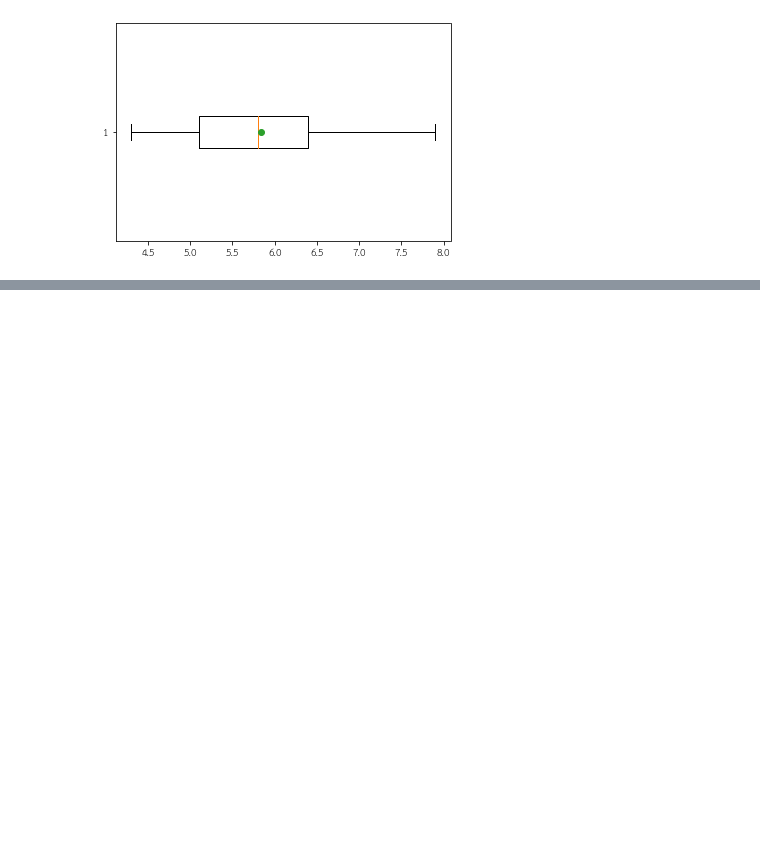
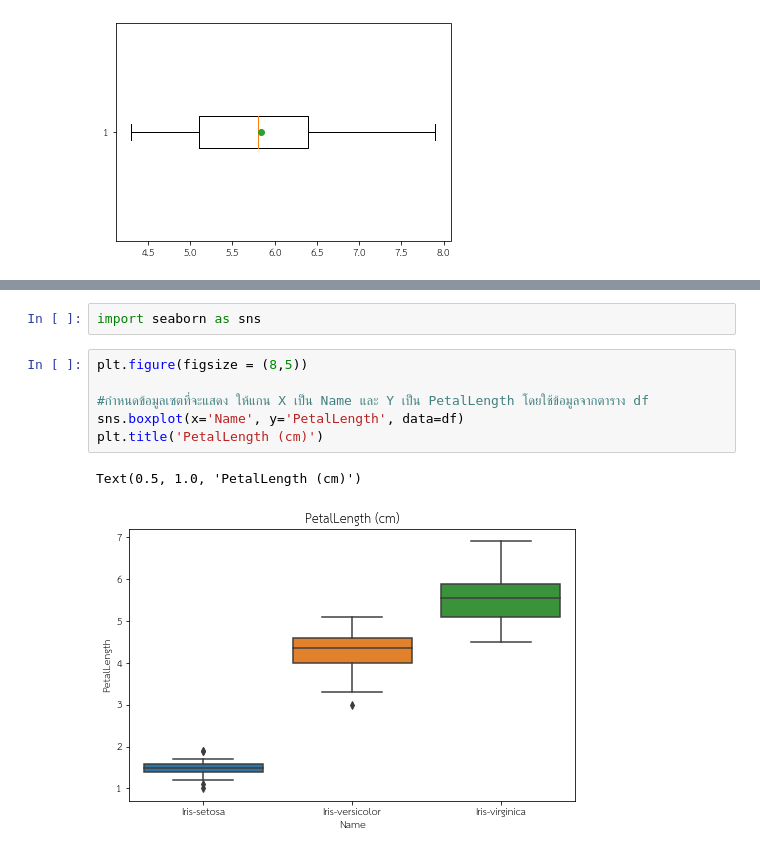
Before and after one commit to 6230204513/data_viz_2022, a Jupyter notebook: DataViz02_Data_Distribution.ipynb, the cells around one changed output, grey strips where cells are left out. Saved outputs shown, nothing was run; the diff lists cells and outputs as text; blank space fills up the shorter version.

```diff
--- a/DataViz02_Data_Distribution.ipynb
+++ b/DataViz02_Data_Distribution.ipynb
@@ -384,0 +387,11 @@ Z = plt.boxplot(Z1['PetalLength'] , vert = False , meanline = True ,showmeans=Tr
+# %%
+import seaborn as sns
+# %%
+plt.figure(figsize = (8,5))
+
+#กำหนดข้อมูลเซตที่จะแสดง ให้แกน X เป็น Name และ Y เป็น PetalLength โดยใช้ข้อมูลจากตาราง df
+sns.boxplot(x='Name', y='PetalLength', data=df)
+plt.title('PetalLength (cm)')
+# %% [output]
+Text(0.5, 1.0, 'PetalLength (cm)')
+[figure, added]
```
Also changed, not shown: parts of 13 cells of this notebook.
